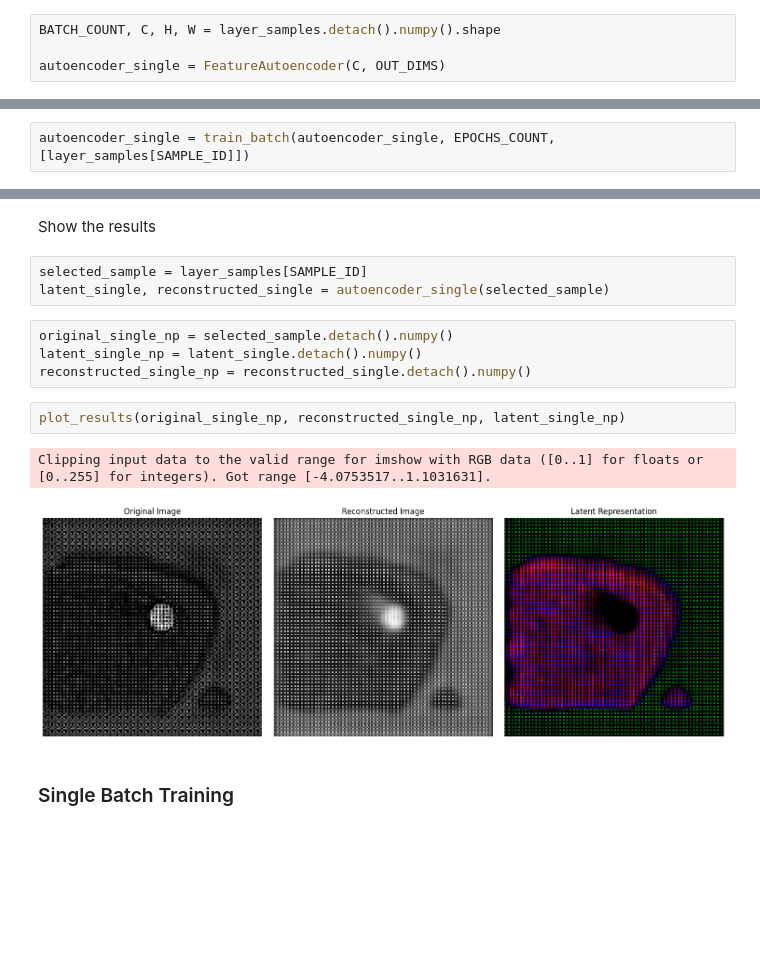
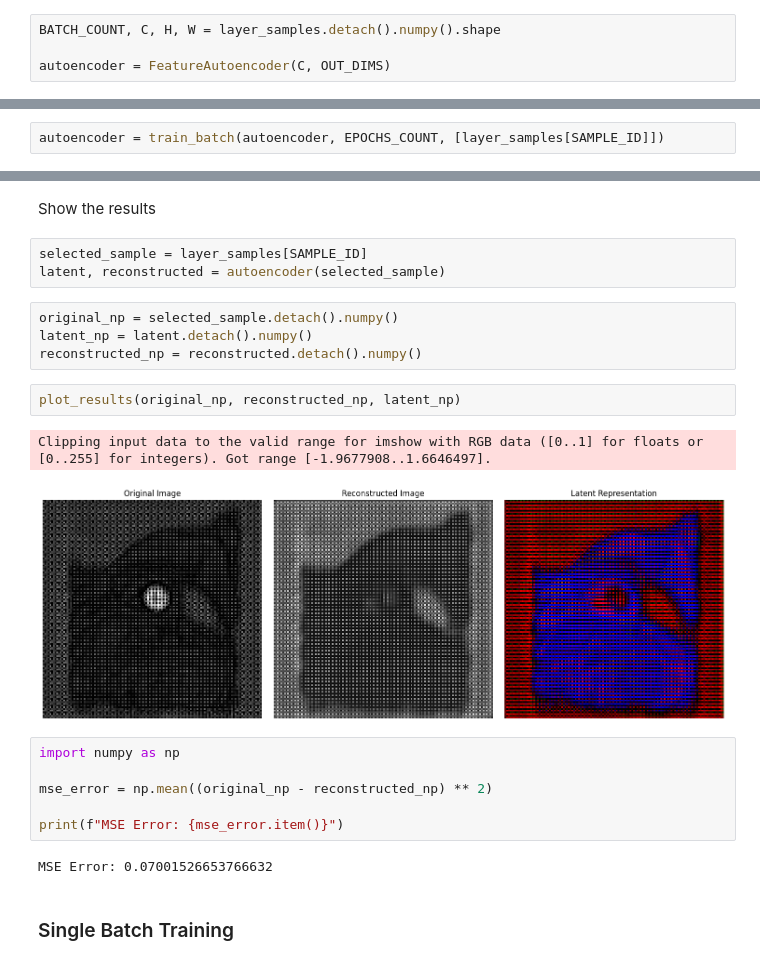
Before and after one commit to kel16/MedImSeg-Lab24, a Jupyter notebook: src/dimensionality_reduction/autoencoder_test.ipynb, the cells around one changed output, grey strips where cells are left out. Saved outputs shown, nothing was run; the diff lists cells and outputs as text; blank space fills up the shorter version.

```diff
--- a/src/dimensionality_reduction/autoencoder_test.ipynb
+++ b/src/dimensionality_reduction/autoencoder_test.ipynb
@@ -173,9 +158,9 @@ Create an instance of Autoencoder for training
 # %%
 BATCH_COUNT, C, H, W = layer_samples.detach().numpy().shape
 
-autoencoder_single = FeatureAutoencoder(C, OUT_DIMS)
+autoencoder = FeatureAutoencoder(C, OUT_DIMS)
 # %% [output]
 defined an autoencoder with input channels=16 and out channels=3
 # %%
-autoencoder_single = train_batch(autoencoder_single, EPOCHS_COUNT, [layer_samples[SAMPLE_ID]])
+autoencoder = train_batch(autoencoder, EPOCHS_COUNT, [layer_samples[SAMPLE_ID]])
 # %% [output]
@@ -184,16 +169,24 @@ Epoch [100/100], Loss: 14.9359
 Show the results
 # %%
 selected_sample = layer_samples[SAMPLE_ID]
-latent_single, reconstructed_single = autoencoder_single(selected_sample)
+latent, reconstructed = autoencoder(selected_sample)
 # %%
-original_single_np = selected_sample.detach().numpy()
-latent_single_np = latent_single.detach().numpy()
-reconstructed_single_np = reconstructed_single.detach().numpy()
+original_np = selected_sample.detach().numpy()
+latent_np = latent.detach().numpy()
+reconstructed_np = reconstructed.detach().numpy()
-# %%
-plot_results(original_single_np, reconstructed_single_np, latent_single_np)
-# %% [output]
-Clipping input data to the valid range for imshow with RGB data ([0..1] for floats or [0..255] for integers). Got range [-4.0753517..1.1031631].
-[figure, removed]
+# %%
+plot_results(original_np, reconstructed_np, latent_np)
+# %% [output]
+Clipping input data to the valid range for imshow with RGB data ([0..1] for floats or [0..255] for integers). Got range [-1.9677908..1.6646497].
+[figure, added]
+# %%
+import numpy as np
+
+mse_error = np.mean((original_np - reconstructed_np) ** 2)
+
+print(f"MSE Error: {mse_error.item()}")
+# %% [output]
+MSE Error: 0.07001526653766632
 # %% [markdown]
 ### Single Batch Training
 # %%
```
Also changed, not shown: parts of 31 cells of this notebook, 6 other files.
